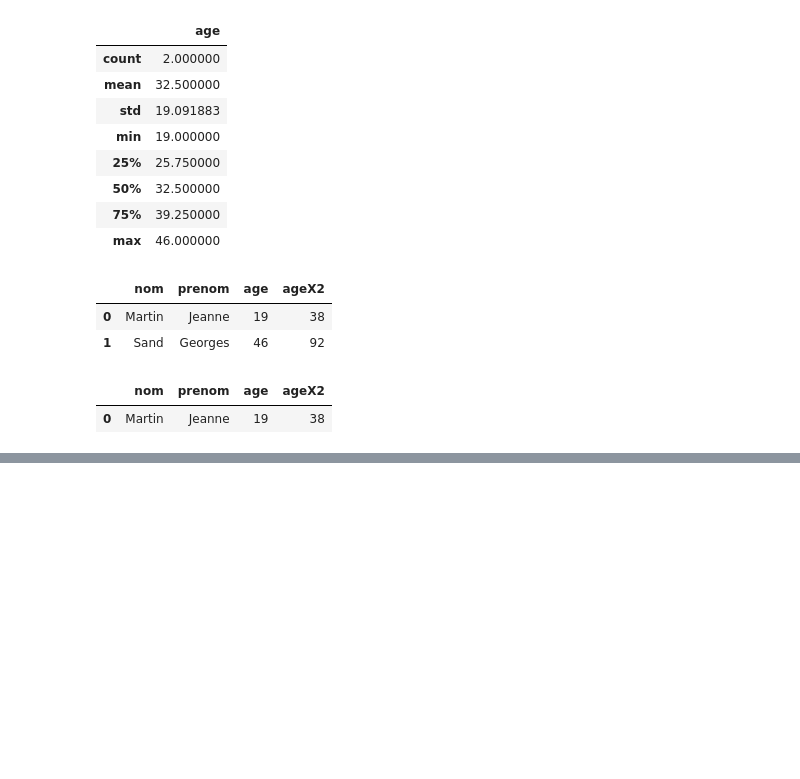
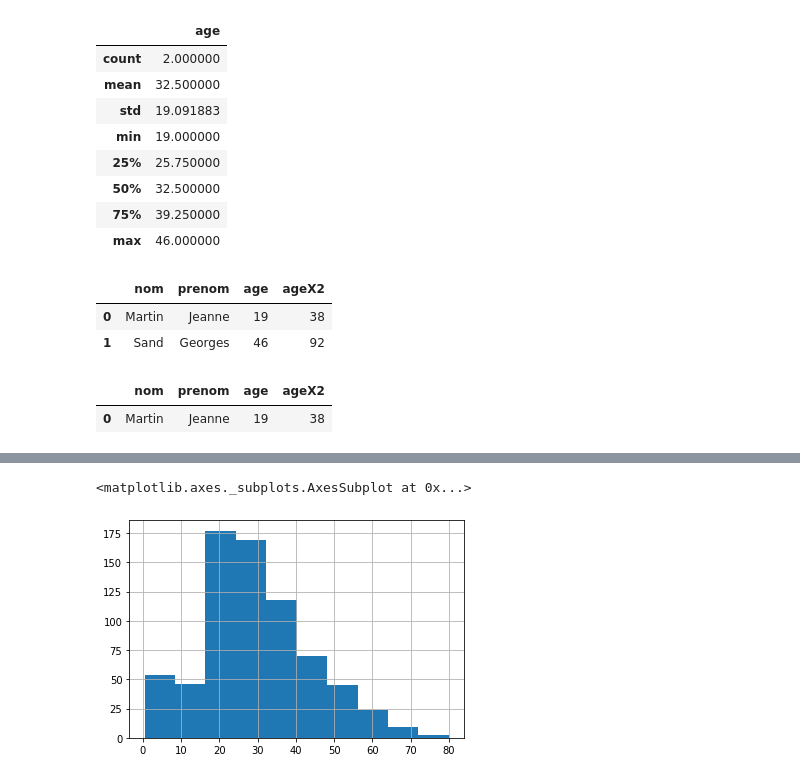
Before and after one commit to komi24/pythonAriane202009, a Jupyter notebook: Intro.ipynb, the cells around one changed output, grey strips where cells are left out. Drawn from its saved outputs; the diff is of its cells as text; code cells hidden in the pictures; blank space fills up the shorter version.

```diff
--- a/Intro.ipynb
+++ b/Intro.ipynb
@@ -422,3 +422,5 @@ df[df.age < 20]
 # %% [output]
 |  | nom | prenom | age | ageX2 |
 | 0 | Martin | Jeanne | 19 | 38 |
+# %%
+df = pd.read_csv("train.csv")
@@ -424,0 +439,5 @@ df[df.age < 20]
+# %%
+df.Age.hist()
+# %% [output]
+<matplotlib.axes._subplots.AxesSubplot at 0x...>
+[figure, added]
```
Also changed, not shown: parts of 16 cells of this notebook, 1 other file.
